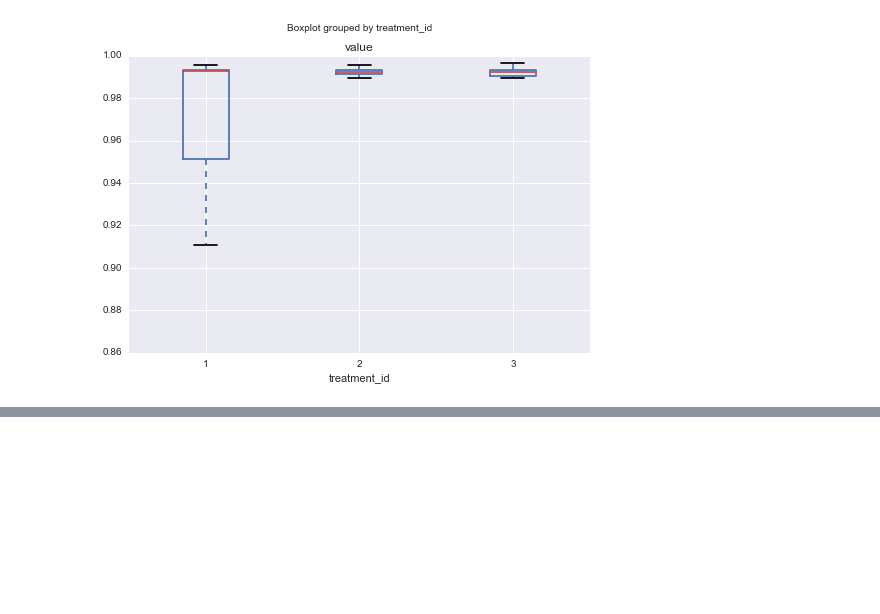
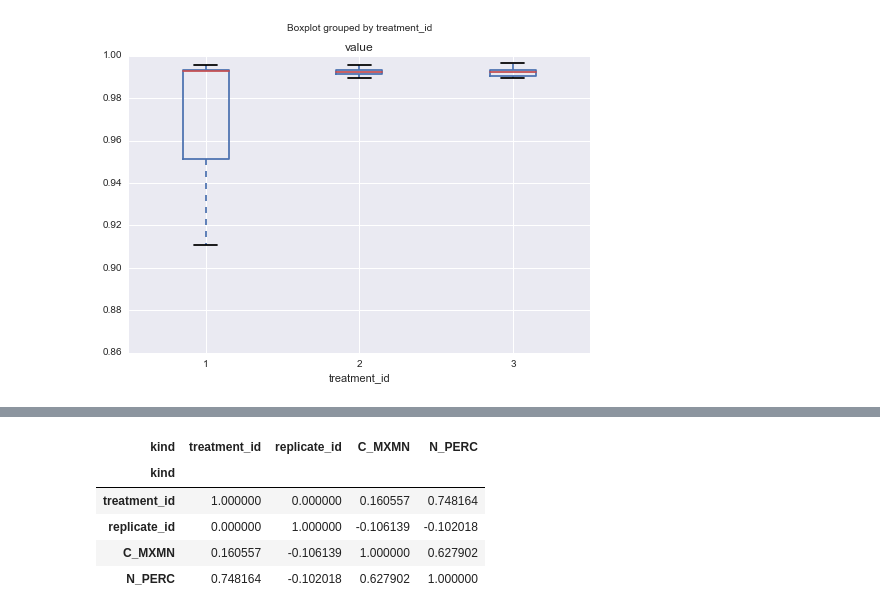
Before and after one commit to brettc/bricolage, a Jupyter notebook: notebooks/hierarchy_stats.ipynb, the cells around one changed output, grey strips where cells are left out. Cells and saved outputs as stored; diff of their text form; code cells hidden in the pictures; blank space fills up the shorter version.

```diff
--- a/notebooks/hierarchy_stats.ipynb
+++ b/notebooks/hierarchy_stats.ipynb
@@ -117,0 +105,9 @@ finals.groupby('name').count()
+# %%
+nay.corr()
+# %% [output]
+| kind | treatment_id | replicate_id | C_MXMN | N_PERC |
+| kind |  |  |  |  |
+| treatment_id | 1.000000 | 0.000000 | 0.160557 | 0.748164 |
+| replicate_id | 0.000000 | 1.000000 | -0.106139 | -0.102018 |
+| C_MXMN | 0.160557 | -0.106139 | 1.000000 | 0.627902 |
+| N_PERC | 0.748164 | -0.102018 | 0.627902 | 1.000000 |
```
Also changed, not shown: parts of 12 cells of this notebook, 2 other files.
